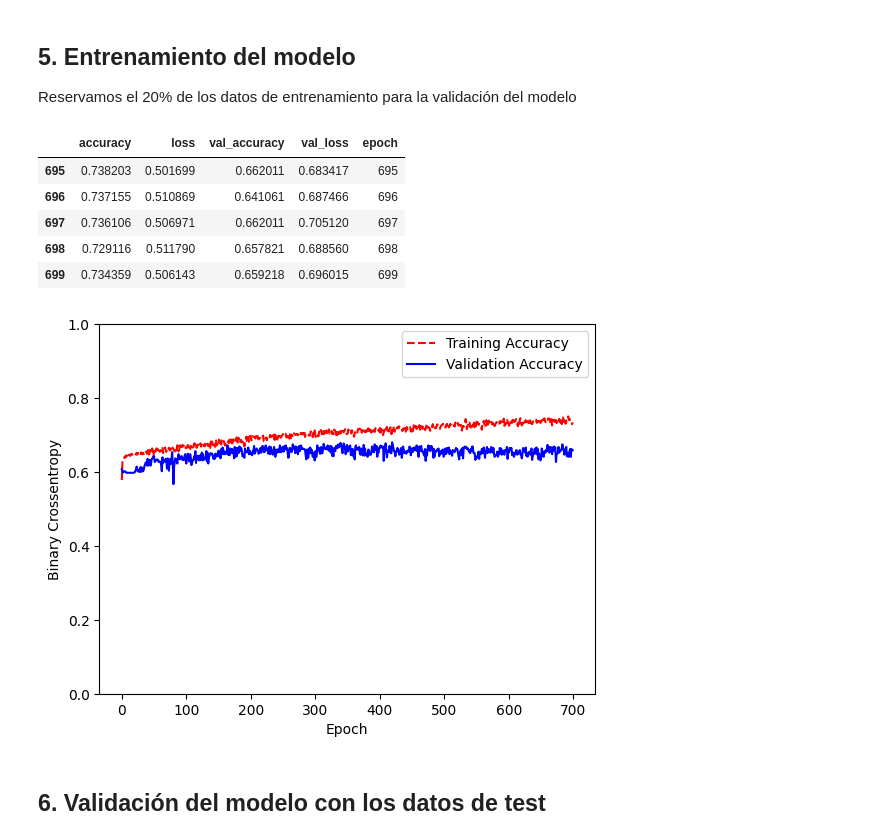
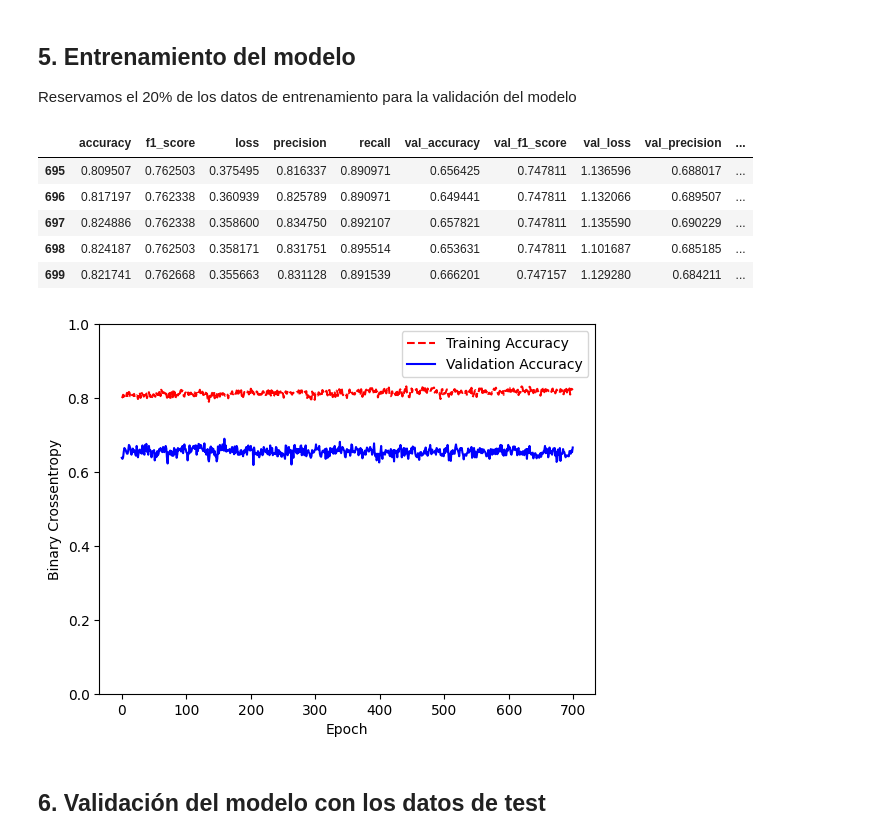
Before and after one commit to MariaEspFon/Scripts-propios, a Jupyter notebook: TensorFlow/CNN_model.ipynb, the cells around one changed output. Drawn from its saved outputs; the diff is of its cells as text; code cells hidden in the pictures.

```diff
--- a/TensorFlow/CNN_model.ipynb
+++ b/TensorFlow/CNN_model.ipynb
@@ -166,7 +166,7 @@ import os
 # %%
 model.compile(loss='binary_crossentropy',
                 optimizer='adam',
-                metrics=['accuracy'])
+                metrics=['binary_accuracy','precision','recall',keras.metrics.F1Score()])
 # %% [markdown]
 ## 5. Entrenamiento del modelo
 
@@ -181,31 +183,31 @@ hist = pd.DataFrame(history.history)
 hist['epoch'] = history.epoch
 hist.tail()
 # %% [output]
-|  | accuracy | loss | val_accuracy | val_loss | epoch |
-| 695 | 0.738203 | 0.501699 | 0.662011 | 0.683417 | 695 |
-| 696 | 0.737155 | 0.510869 | 0.641061 | 0.687466 | 696 |
-| 697 | 0.736106 | 0.506971 | 0.662011 | 0.705120 | 697 |
-| 698 | 0.729116 | 0.511790 | 0.657821 | 0.688560 | 698 |
-| 699 | 0.734359 | 0.506143 | 0.659218 | 0.696015 | 699 |
+|  | accuracy | f1_score | loss | precision | recall | val_accuracy | val_f1_score | val_loss | val_precision | ... |
+| 695 | 0.809507 | 0.762503 | 0.375495 | 0.816337 | 0.890971 | 0.656425 | 0.747811 | 1.136596 | 0.688017 | ... |
+| 696 | 0.817197 | 0.762338 | 0.360939 | 0.825789 | 0.890971 | 0.649441 | 0.747811 | 1.132066 | 0.689507 | ... |
+| 697 | 0.824886 | 0.762338 | 0.358600 | 0.834750 | 0.892107 | 0.657821 | 0.747811 | 1.135590 | 0.690229 | ... |
+| 698 | 0.824187 | 0.762503 | 0.358171 | 0.831751 | 0.895514 | 0.653631 | 0.747811 | 1.101687 | 0.685185 | ... |
+| 699 | 0.821741 | 0.762668 | 0.355663 | 0.831128 | 0.891539 | 0.666201 | 0.747157 | 1.129280 | 0.684211 | ... |
 # %%
 def plot_history(history):
   hist = pd.DataFrame(history.history)
   hist['epoch'] = history.epoch
 
   plt.figure()
   plt.xlabel('Epoch')
   plt.ylabel('Binary Crossentropy')
-  plt.plot(hist['epoch'], hist['accuracy'],'r--',
+  plt.plot(hist['epoch'], hist['binary_accuracy'],'r--',
            label='Training Accuracy')
-  plt.plot(hist['epoch'], hist['val_accuracy'],'b',
+  plt.plot(hist['epoch'], hist['val_binary_accuracy'],'b',
            label = 'Validation Accuracy')
   plt.ylim([0,1])
   plt.legend()
   plt.show()
 
 plot_history(history)
 # %% [output]
-[figure, old version]
+[figure, new version]
 # %% [markdown]
 ## 6. Validación del modelo con los datos de test
 # %%
```
Also changed, not shown: parts of 3 cells of this notebook.
